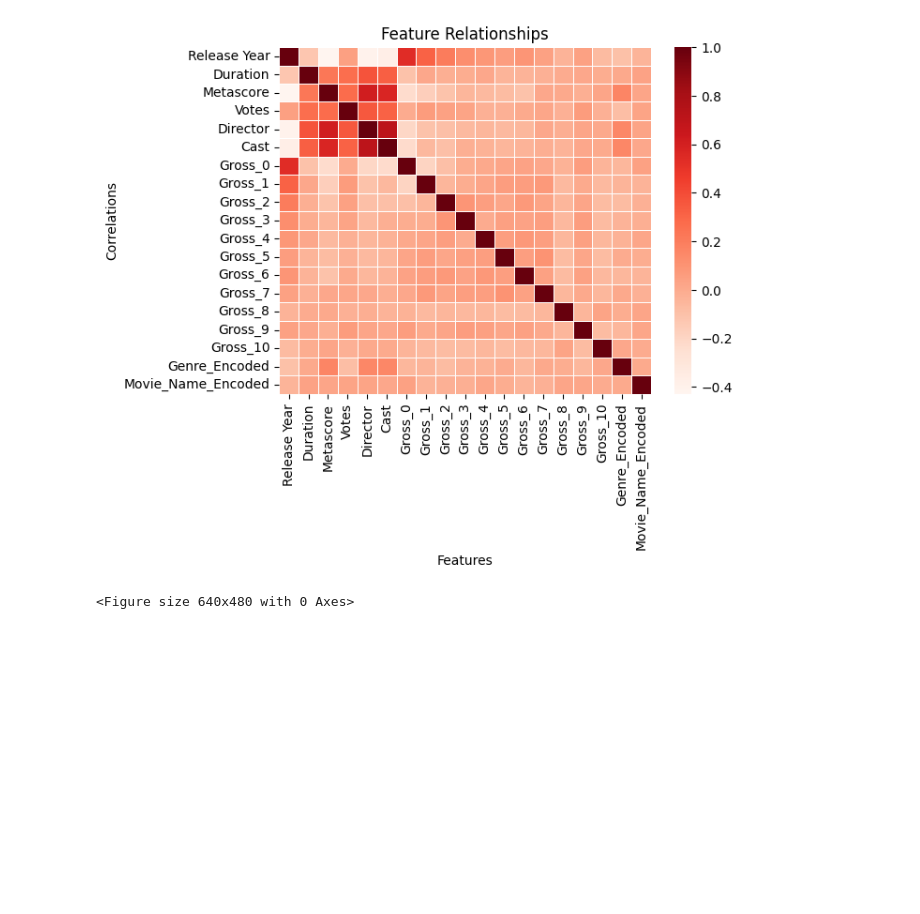
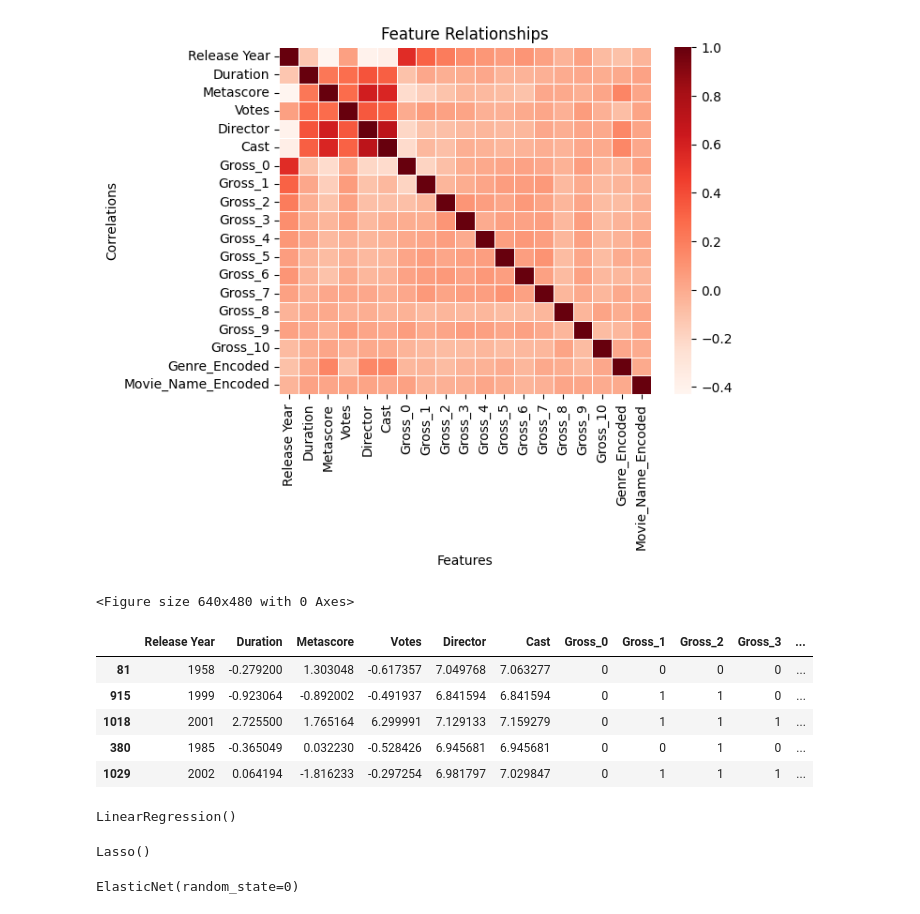
Before and after one commit to UltimateCoderDelta/movie_predictor, a Jupyter notebook: Movie Predictor.ipynb, the cells around one changed output. Saved outputs shown, nothing was run; the diff lists cells and outputs as text; code cells hidden in the pictures; blank space fills up the shorter version.

Commit message:
add regression models to project

```diff
--- a/Movie Predictor.ipynb
+++ b/Movie Predictor.ipynb
@@ -337,4 +352,33 @@ plt.clf()
 [figure]
 <Figure size 640x480 with 0 Axes>
 # %%
-#Feature engineering TO DO
+#Feature engineering
+
+#standardizing the votes, metascore and duration
+from sklearn.preprocessing import StandardScaler
+scaler = StandardScaler()
+
+votes = X_train['Votes']
+metascore = X_train['Metascore']
+duration = X_train['Duration']
+
+votes_reshaped = np.array(votes).reshape(-1,1)
+votes_scaled = scaler.fit_transform(votes_reshaped)
+metascore_reshaped = np.array(metascore).reshape(-1,1)
+metascore_scaled = scaler.fit_transform(metascore_reshaped)
+duration_reshaped = np.array(duration).reshape(-1,1)
+duration_scaled = scaler.fit_transform(duration_reshaped)
+# %%
+#Updating the features
+X_train['Votes'] = votes_scaled
+X_train['Metascore'] = metascore_scaled
+X_train['Duration'] = duration_scaled
+# %%
+X_train.head()
+# %% [output]
+|  | Release Year | Duration | Metascore | Votes | Director | Cast | Gross_0 | Gross_1 | Gross_2 | Gross_3 | ... |
+| 81 | 1958 | -0.279200 | 1.303048 | -0.617357 | 7.049768 | 7.063277 | 0 | 0 | 0 | 0 | ... |
+| 915 | 1999 | -0.923064 | -0.892002 | -0.491937 | 6.841594 | 6.841594 | 0 | 1 | 1 | 0 | ... |
+| 1018 | 2001 | 2.725500 | 1.765164 | 6.299991 | 7.129133 | 7.159279 | 0 | 1 | 1 | 1 | ... |
+| 380 | 1985 | -0.365049 | 0.032230 | -0.528426 | 6.945681 | 6.945681 | 0 | 0 | 1 | 0 | ... |
+| 1029 | 2002 | 0.064194 | -1.816233 | -0.297254 | 6.981797 | 7.029847 | 0 | 1 | 1 | 1 | ... |
@@ -340,0 +390,17 @@ plt.clf()
+# %%
+lr = LinearRegression()
+lr.fit(X_train, y_train)
+# %% [output]
+LinearRegression()
+# %%
+#Model selection, using Lasso
+lasso = Lasso()
+lasso.fit(X_train, y_train)
+# %% [output]
+Lasso()
+# %%
+#Model selection, using elastic-net
+el_net = ElasticNet(random_state=0)
+el_net.fit(X_train, y_train)
+# %% [output]
+ElasticNet(random_state=0)
```
Also changed, not shown: parts of 9 cells of this notebook.
